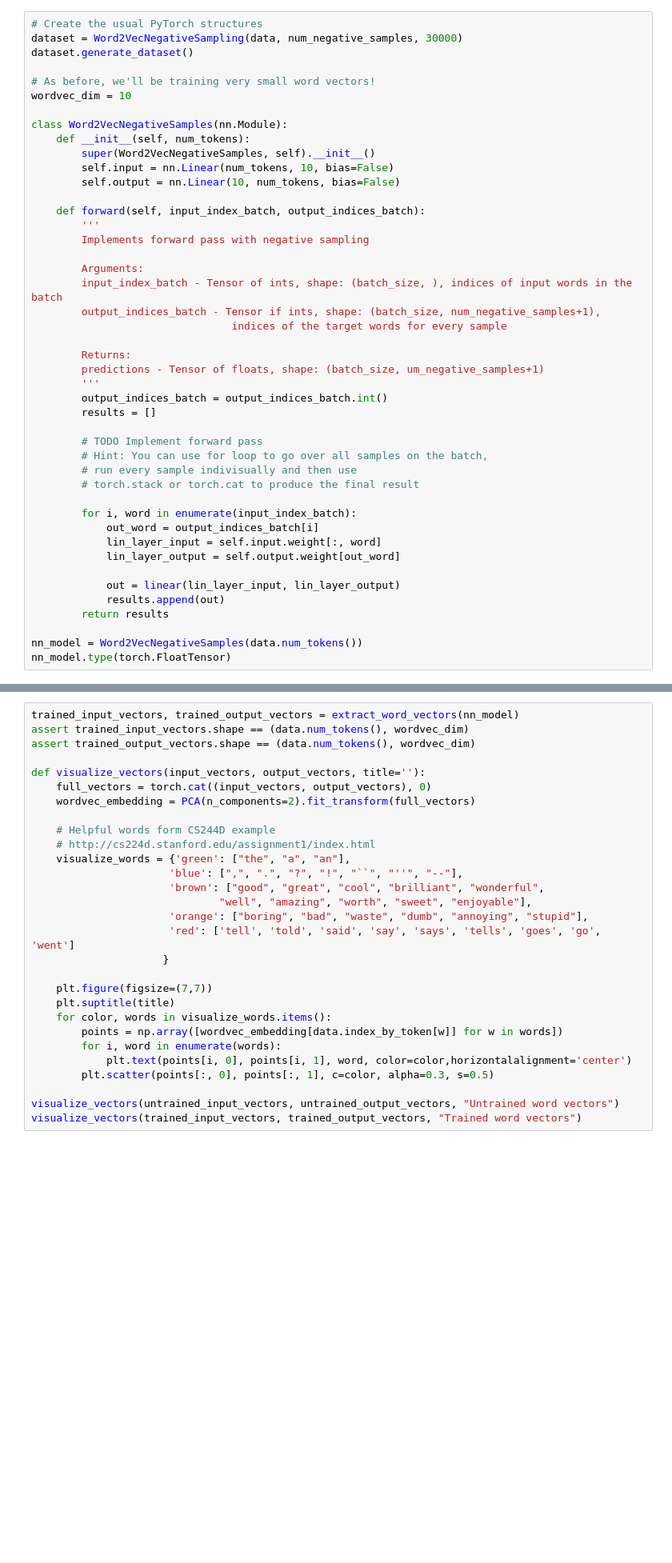
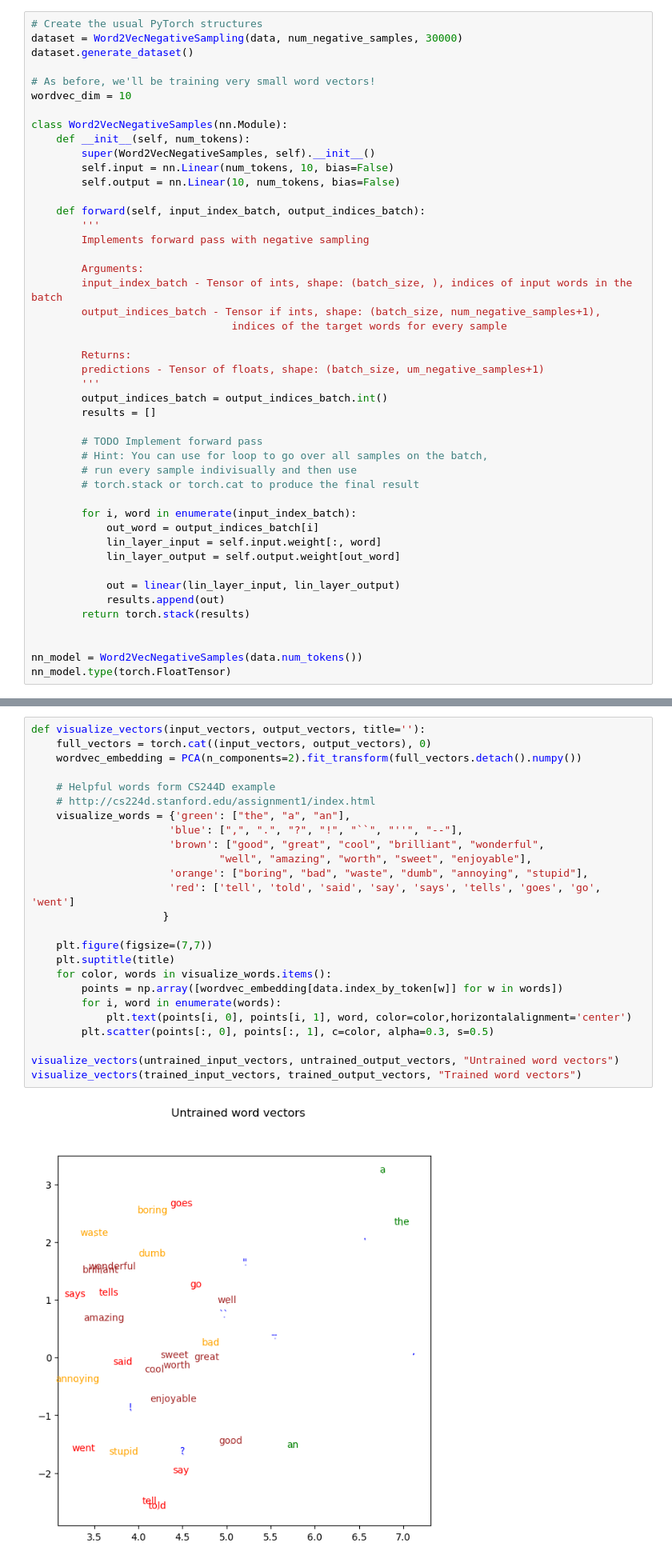
Before and after one commit to Daryadare/Deep-Learning, a Jupyter notebook: assignment5/NegativeSampling.ipynb, the cells around one changed output, grey strips where cells are left out. Shown at 80% size. Drawn from its saved outputs; the diff is of its cells as text; blank space fills up the shorter version.

Commit message:
Model trained using negative sampling

```diff
--- a/assignment5/NegativeSampling.ipynb
+++ b/assignment5/NegativeSampling.ipynb
@@ -279,7 +279,8 @@ class Word2VecNegativeSamples(nn.Module):
 
             out = linear(lin_layer_input, lin_layer_output)
             results.append(out)
-        return results
+        return torch.stack(results)
+
 
 nn_model = Word2VecNegativeSamples(data.num_tokens())
 nn_model.type(torch.FloatTensor)
@@ -374,29 +395,27 @@ plt.plot(loss_history)
 # %%
-trained_input_vectors, trained_output_vectors = extract_word_vectors(nn_model)
-assert trained_input_vectors.shape == (data.num_tokens(), wordvec_dim)
-assert trained_output_vectors.shape == (data.num_tokens(), wordvec_dim)
-
 def visualize_vectors(input_vectors, output_vectors, title=''):
     full_vectors = torch.cat((input_vectors, output_vectors), 0)
-    wordvec_embedding = PCA(n_components=2).fit_transform(full_vectors)
+    wordvec_embedding = PCA(n_components=2).fit_transform(full_vectors.detach().numpy())
 
     # Helpful words form CS244D example
     # http://cs224d.stanford.edu/assignment1/index.html
     visualize_words = {'green': ["the", "a", "an"],
                       'blue': [",", ".", "?", "!", "``", "''", "--"],
                       'brown': ["good", "great", "cool", "brilliant", "wonderful",
                               "well", "amazing", "worth", "sweet", "enjoyable"],
                       'orange': ["boring", "bad", "waste", "dumb", "annoying", "stupid"],
                       'red': ['tell', 'told', 'said', 'say', 'says', 'tells', 'goes', 'go', 'went']
                      }
 
     plt.figure(figsize=(7,7))
     plt.suptitle(title)
     for color, words in visualize_words.items():
         points = np.array([wordvec_embedding[data.index_by_token[w]] for w in words])
         for i, word in enumerate(words):
             plt.text(points[i, 0], points[i, 1], word, color=color,horizontalalignment='center')
         plt.scatter(points[:, 0], points[:, 1], c=color, alpha=0.3, s=0.5)
 
 visualize_vectors(untrained_input_vectors, untrained_output_vectors, "Untrained word vectors")
 visualize_vectors(trained_input_vectors, trained_output_vectors, "Trained word vectors")
+# %% [output]
+[figure, added]
```
Also changed, not shown: parts of 7 cells of this notebook.
